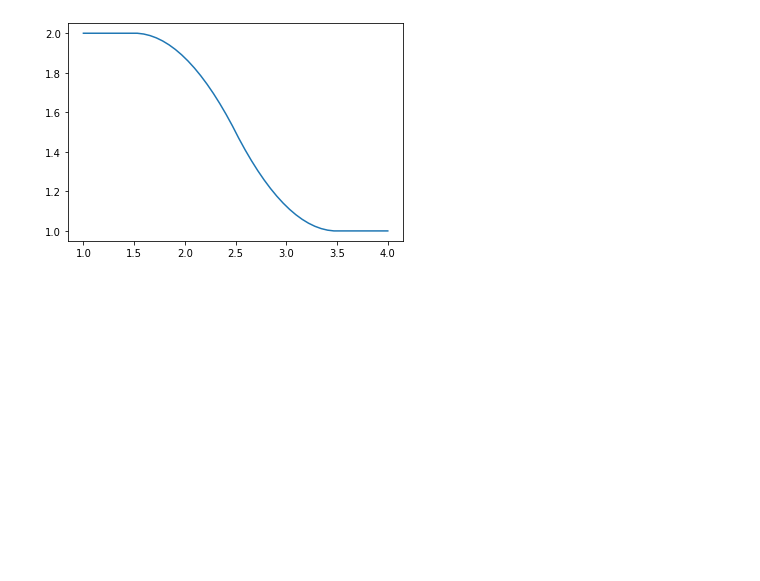
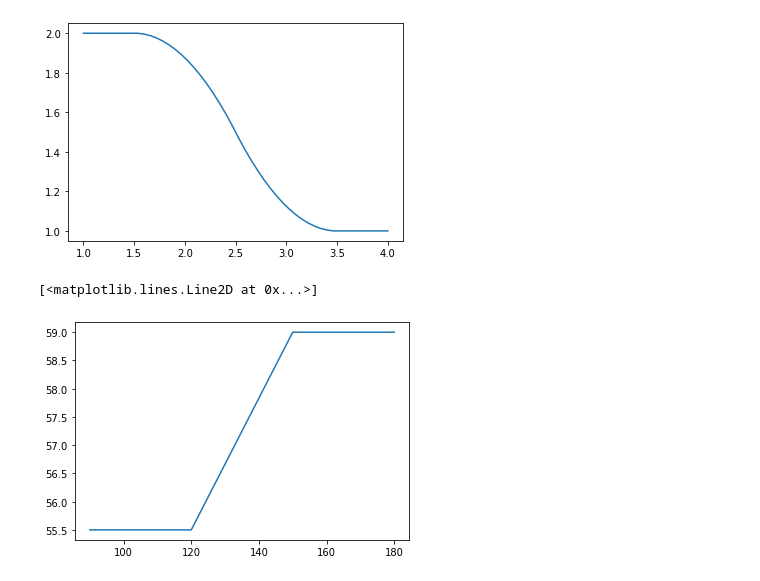
Before and after one commit to curtkim/python-first, a Jupyter notebook: carla-scenario/chaikins_corner_cutting.ipynb, the cells around one changed output. Drawn from its saved outputs; the diff is of its cells as text; code cells hidden in the pictures; blank space fills up the shorter version.

```diff
--- a/carla-scenario/chaikins_corner_cutting.ipynb
+++ b/carla-scenario/chaikins_corner_cutting.ipynb
@@ -32,3 +19,16 @@ plt.plot(coords2[0], coords2[1])
 (2, 64)
 [<matplotlib.lines.Line2D at 0x...>]
 [figure]
+# %%
+coords = np.array([
+        [180, 59, 0],
+        [150, 59, 50],
+        [120, 55.5, 50],
+        [100, 55.5, 20],
+        [ 90, 55.5, 10],
+])
+#coords[:,0].T
+plt.plot(coords[:,0], coords[:,1])
+# %% [output]
+[<matplotlib.lines.Line2D at 0x...>]
+[figure, added]
```
Also changed, not shown: parts of 3 cells of this notebook, 2 other files.
